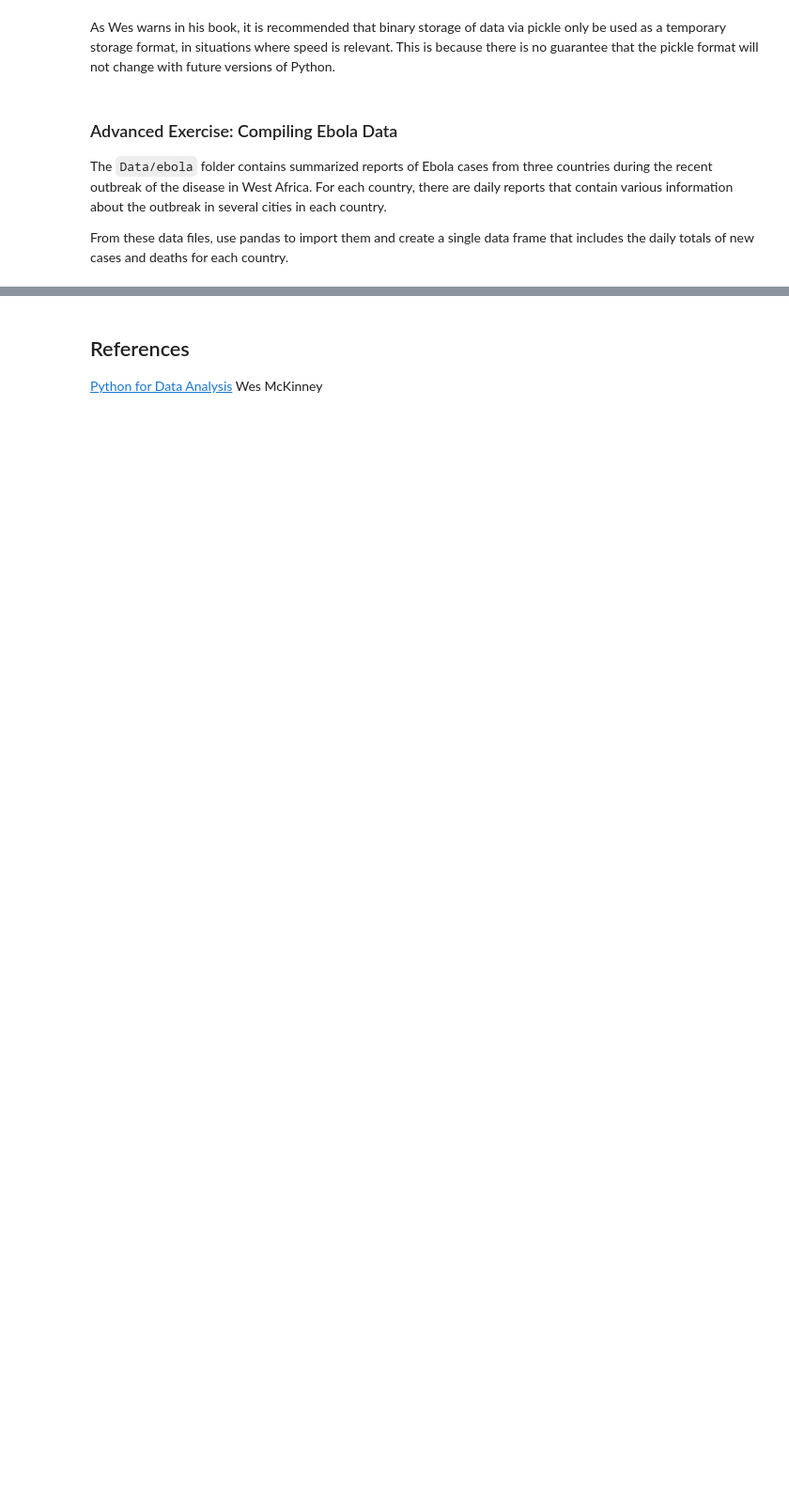
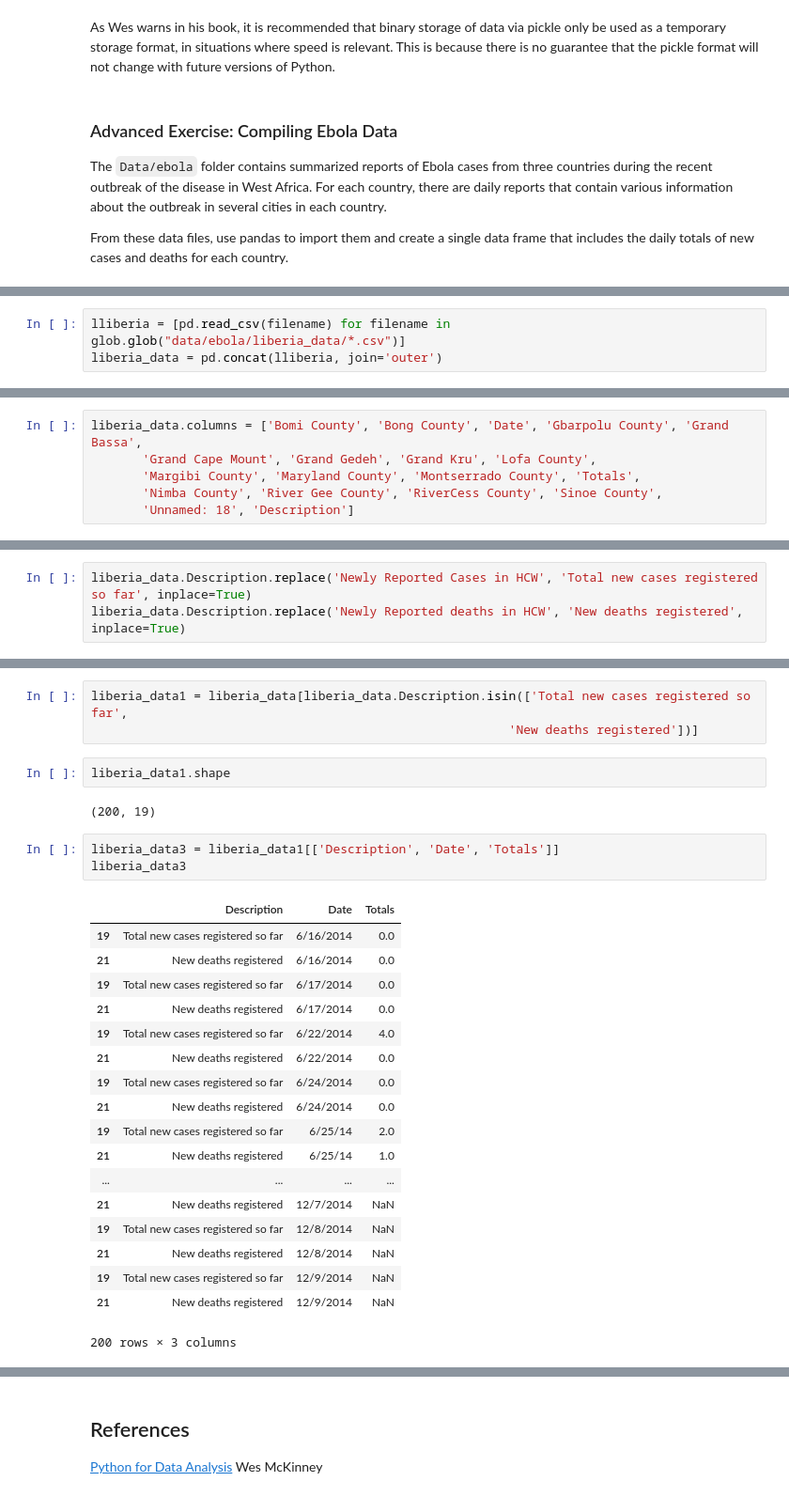
Before and after one commit to fanzhangsuper/fancy_group, a Jupyter notebook: 02 - Intro to Pandas/Intro to Pandas.ipynb, the cells around one changed output, grey strips where cells are left out. Shown at 94% size. Cells and saved outputs as stored; diff of their text form; blank space fills up the shorter version.

```diff
--- a/02 - Intro to Pandas/Intro to Pandas.ipynb
+++ b/02 - Intro to Pandas/Intro to Pandas.ipynb
@@ -1997,0 +902,3 @@ From these data files, use pandas to import them and create a single data frame
+# %%
+lliberia = [pd.read_csv(filename) for filename in glob.glob("data/ebola/liberia_data/*.csv")]
+liberia_data = pd.concat(lliberia, join='outer')
@@ -1997,0 +916,6 @@ From these data files, use pandas to import them and create a single data frame
+# %%
+liberia_data.columns = ['Bomi County', 'Bong County', 'Date', 'Gbarpolu County', 'Grand Bassa',
+       'Grand Cape Mount', 'Grand Gedeh', 'Grand Kru', 'Lofa County',
+       'Margibi County', 'Maryland County', 'Montserrado County', 'Totals',
+       'Nimba County', 'River Gee County', 'RiverCess County', 'Sinoe County',
+       'Unnamed: 18', 'Description']
@@ -1997,0 +946,3 @@ From these data files, use pandas to import them and create a single data frame
+# %%
+liberia_data.Description.replace('Newly Reported Cases in HCW', 'Total new cases registered so far', inplace=True)
+liberia_data.Description.replace('Newly Reported deaths in HCW', 'New deaths registered', inplace=True)
@@ -1997,0 +969,29 @@ From these data files, use pandas to import them and create a single data frame
+# %%
+liberia_data1 = liberia_data[liberia_data.Description.isin(['Total new cases registered so far',
+                                                         'New deaths registered'])]
+# %%
+liberia_data1.shape
+# %% [output]
+(200, 19)
+# %%
+liberia_data3 = liberia_data1[['Description', 'Date', 'Totals']]
+liberia_data3
+# %% [output]
+|  | Description | Date | Totals |
+| 19 | Total new cases registered so far | 6/16/2014 | 0.0 |
+| 21 | New deaths registered | 6/16/2014 | 0.0 |
+| 19 | Total new cases registered so far | 6/17/2014 | 0.0 |
+| 21 | New deaths registered | 6/17/2014 | 0.0 |
+| 19 | Total new cases registered so far | 6/22/2014 | 4.0 |
+| 21 | New deaths registered | 6/22/2014 | 0.0 |
+| 19 | Total new cases registered so far | 6/24/2014 | 0.0 |
+| 21 | New deaths registered | 6/24/2014 | 0.0 |
+| 19 | Total new cases registered so far | 6/25/14 | 2.0 |
+| 21 | New deaths registered | 6/25/14 | 1.0 |
+| ... | ... | ... | ... |
+| 21 | New deaths registered | 12/7/2014 | NaN |
+| 19 | Total new cases registered so far | 12/8/2014 | NaN |
+| 21 | New deaths registered | 12/8/2014 | NaN |
+| 19 | Total new cases registered so far | 12/9/2014 | NaN |
+| 21 | New deaths registered | 12/9/2014 | NaN |
+200 rows × 3 columns
```
Also changed, not shown: parts of 195 cells of this notebook.
